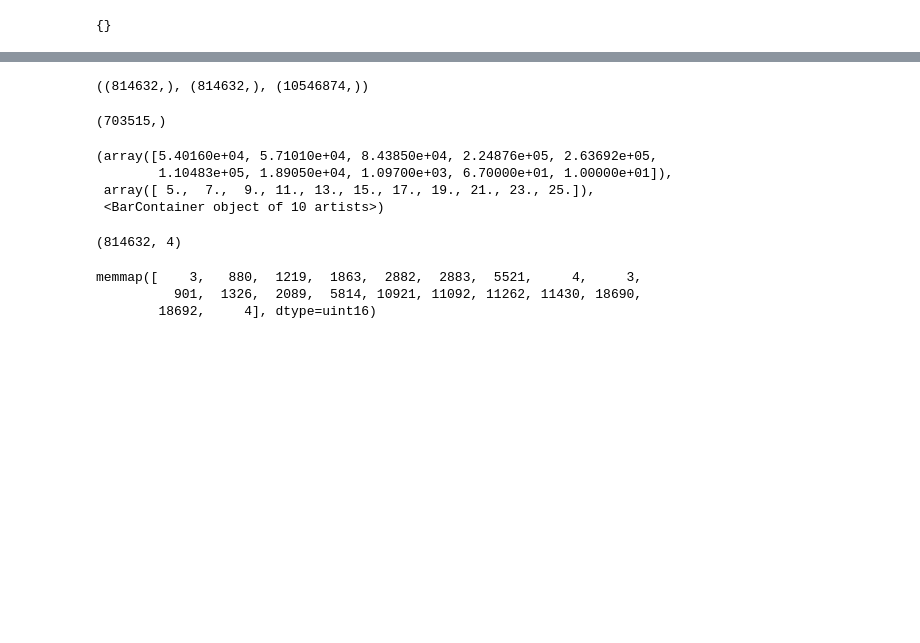
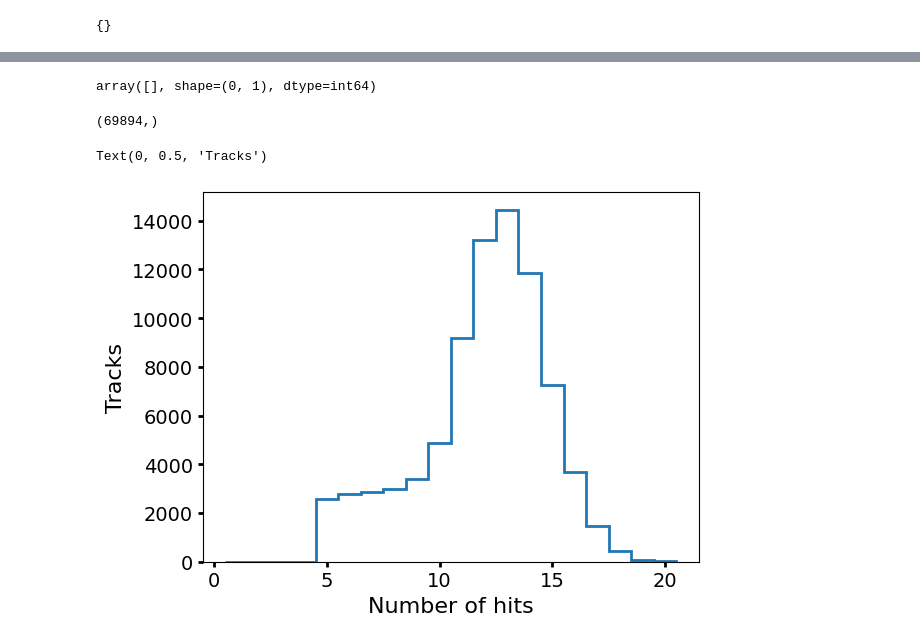
Before and after one commit to xju2/HEP-GPT, a Jupyter notebook: notebooks/Evaluation.ipynb, the cells around one changed output, grey strips where cells are left out. Saved outputs shown, nothing was run; the diff lists cells and outputs as text; code cells hidden in the pictures; blank space fills up the shorter version.

```diff
--- a/notebooks/Evaluation.ipynb
+++ b/notebooks/Evaluation.ipynb
@@ -80,3 +103,6 @@ fabric.load(ckpt_path, state)
 # %%
 val_data_filename = "/pscratch/sd/x/xju/LLMTracking/HEP-GPT/data/trackml/v7_evt100_val.bin"
 val_data = np.memmap(val_data_filename, dtype=np.uint16, mode='r')
+# %%
+val_data_filename = "/pscratch/sd/x/xju/LLMTracking/HEP-GPT/data/trackml_fixed_length/v1_evt10_val.bin"
+val_data = np.memmap(val_data_filename, dtype=np.uint16, mode='r')
@@ -83,20 +113,21 @@ val_data = np.memmap(val_data_filename, dtype=np.uint16, mode='r')
 # %%
 track_start_indices = np.argwhere(val_data==3).squeeze()
 track_end_indices = np.argwhere(val_data==4).squeeze()
-# %%
-track_start_indices.shape, track_end_indices.shape, val_data.shape
-# %% [output]
-((814632,), (814632,), (10546874,))
+# %%
+track_length = np.array([y-x for x,y in pairwise(track_start_indices)])
+np.argwhere(track_length != 22)
+# %% [output]
+array([], shape=(0, 1), dtype=int64)
 # %%
 num_of_hits = track_end_indices - track_start_indices
 # %%
 num_of_hits[num_of_hits > 8].shape
 # %% [output]
-(703515,)
+(69894,)
 # %%
-plt.hist(num_of_hits)
+plt.hist(num_of_hits, bins=20, range=(0.5, 20.5), histtype="step", lw=2)
+plt.xlabel("Number of hits")
+plt.ylabel("Tracks")
 # %% [output]
-(array([5.40160e+04, 5.71010e+04, 8.43850e+04, 2.24876e+05, 2.63692e+05,
-        1.10483e+05, 1.89050e+04, 1.09700e+03, 6.70000e+01, 1.00000e+01]),
- array([ 5.,  7.,  9., 11., 13., 15., 17., 19., 21., 23., 25.]),
- <BarContainer object of 10 artists>)
+Text(0, 0.5, 'Tracks')
+[figure, added]
@@ -107,10 +140,0 @@ seeds = np.array([track[:4] for track in all_tracks])
-# %%
-seeds.shape
-# %% [output]
-(814632, 4)
-# %%
-val_data[:20]
-# %% [output]
-memmap([    3,   880,  1219,  1863,  2882,  2883,  5521,     4,     3,
-          901,  1326,  2089,  5814, 10921, 11092, 11262, 11430, 18690,
-        18692,     4], dtype=uint16)
```
Also changed, not shown: parts of 37 cells of this notebook, 1 other file.
